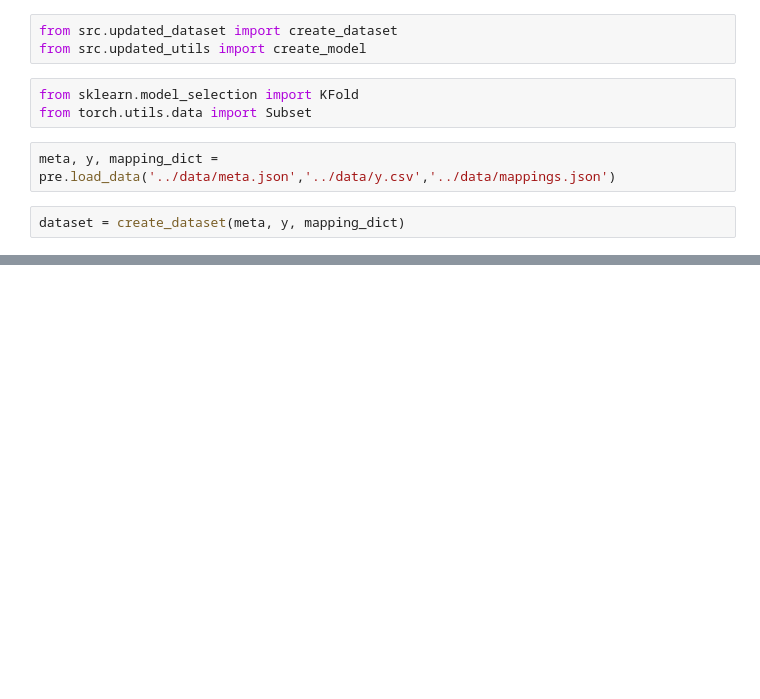
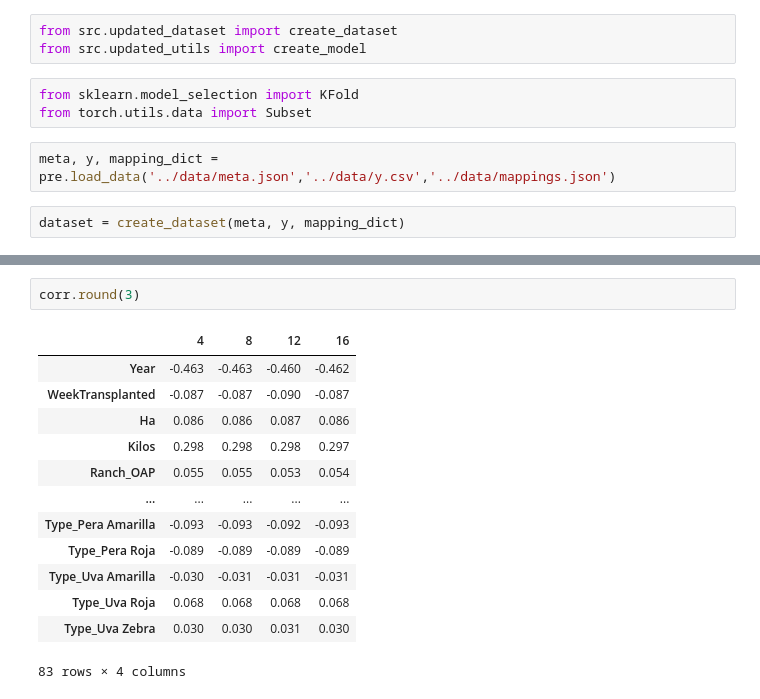
Before and after one commit to ZakirBAhmad/CherryOnTop, a Jupyter notebook: sandbox/curve_adjustment.ipynb, the cells around one changed output, grey strips where cells are left out. Drawn from its saved outputs; the diff is of its cells as text; blank space fills up the shorter version.

```diff
--- a/sandbox/curve_adjustment.ipynb
+++ b/sandbox/curve_adjustment.ipynb
@@ -80,0 +116,16 @@ ValueError: too many values to unpack (expected 8)
+# %%
+corr.round(3)
+# %% [output]
+|  | 4 | 8 | 12 | 16 |
+| Year | -0.463 | -0.463 | -0.460 | -0.462 |
+| WeekTransplanted | -0.087 | -0.087 | -0.090 | -0.087 |
+| Ha | 0.086 | 0.086 | 0.087 | 0.086 |
+| Kilos | 0.298 | 0.298 | 0.298 | 0.297 |
+| Ranch_OAP | 0.055 | 0.055 | 0.053 | 0.054 |
+| ... | ... | ... | ... | ... |
+| Type_Pera Amarilla | -0.093 | -0.093 | -0.092 | -0.093 |
+| Type_Pera Roja | -0.089 | -0.089 | -0.089 | -0.089 |
+| Type_Uva Amarilla | -0.030 | -0.031 | -0.031 | -0.031 |
+| Type_Uva Roja | 0.068 | 0.068 | 0.068 | 0.068 |
+| Type_Uva Zebra | 0.030 | 0.030 | 0.031 | 0.030 |
+83 rows × 4 columns
```
Also changed, not shown: parts of 16 cells of this notebook, 7 other files.
